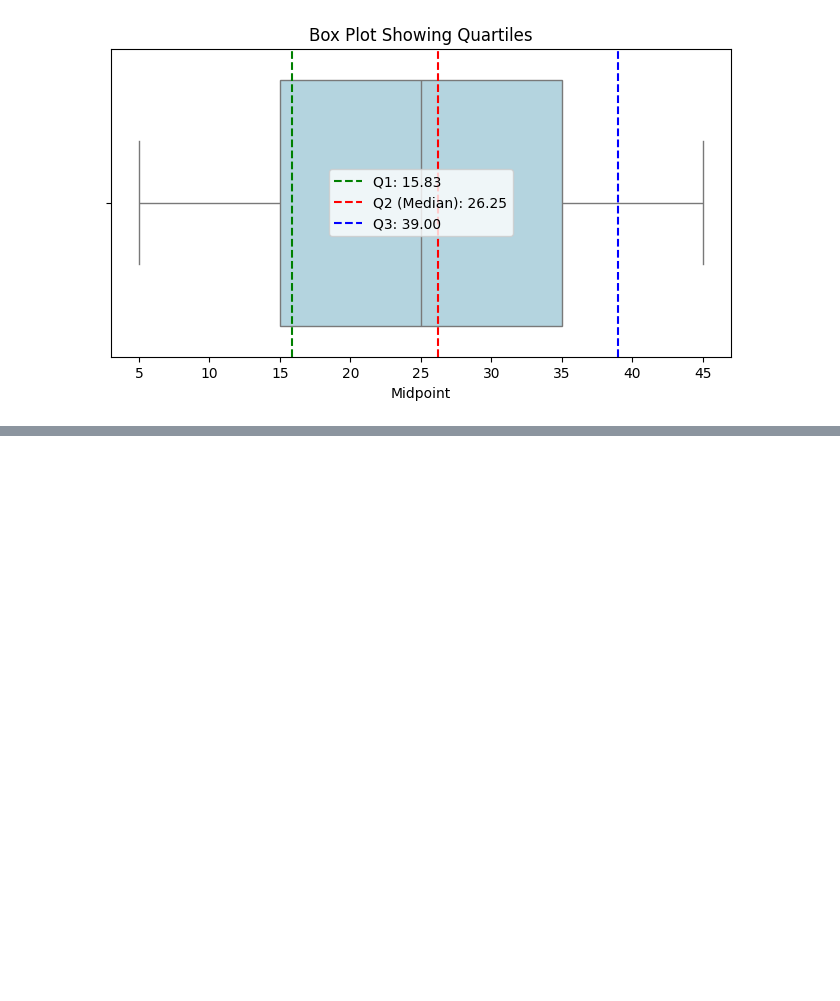
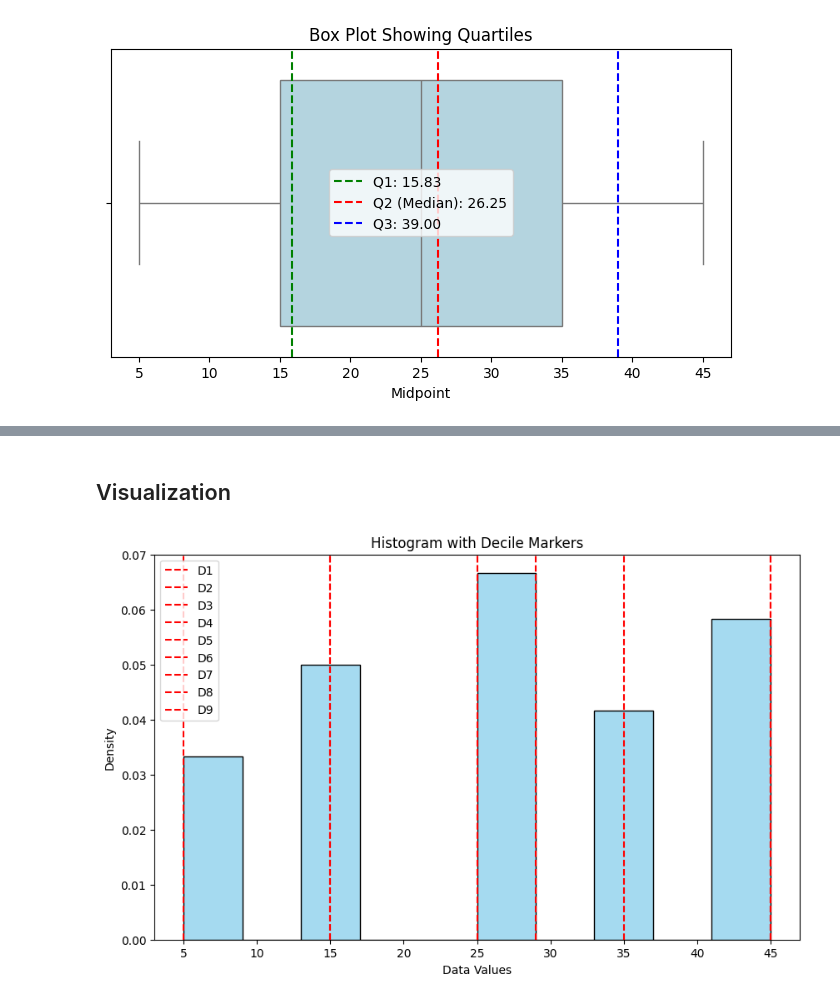
Before and after one commit to imranhasan22/handbook_imran, a Jupyter notebook: ai/Statistics.ipynb, the cells around one changed output, grey strips where cells are left out. Cells and saved outputs as stored; diff of their text form; code cells hidden in the pictures; blank space fills up the shorter version.

```diff
--- a/ai/Statistics.ipynb
+++ b/ai/Statistics.ipynb
@@ -485,0 +549,5 @@ plt.show()
+# %%
+# Regular Implementation
+data=[15, 18, 16, 20, 22, 21, 17, 19, 18, 16]
+percentile_50 = np.percentile(data, 50)
+print(f"50th percentile (median) is: {percentile_50}")
@@ -485,0 +690,10 @@ plt.show()
+# %%
+# Pandas Implementation
+def ungrouped_deciles(data_series):
+    sorted_data = data_series.sort_values().reset_index(drop=True)
+    deciles = [sorted_data.quantile(i*0.1) for i in range(1, 10)]
+    return deciles
+
+deciles = ungrouped_deciles(data_series)
+for i, decile in enumerate(deciles, start=1):
+    print(f"D{i} (Decile {i}): {decile}")
@@ -485,0 +763,14 @@ plt.show()
+# %%
+# Pandas Implementation
+# Repeat the midpoints based on the frequencies (to simulate raw data)
+expanded_data = np.repeat(df['Midpoint'], df['Frequency'])
+
+# Convert to a pandas Series
+expanded_series = pd.Series(expanded_data)
+
+# Use Pandas quantile to calculate deciles
+deciles = expanded_series.quantile([i/10 for i in range(1, 10)])
+
+# Display the calculated deciles
+for i, decile in enumerate(deciles, start=1):
+    print(f"D{i} (Decile {i}): {decile}")
@@ -485,0 +787,19 @@ plt.show()
+# %% [markdown]
+## Visualization
+# %%
+# Visualizing with Histogram and Decile Markers
+plt.figure(figsize=(10,6))
+sns.histplot(expanded_series, bins=10, kde=False, color='skyblue', stat='density')
+
+# Mark the deciles on the histogram
+for decile in deciles:
+    plt.axvline(x=decile, color='red', linestyle='--', label=f'Decile at {decile:.2f}')
+
+plt.title('Histogram with Decile Markers')
+plt.xlabel('Data Values')
+plt.ylabel('Density')
+
+plt.legend([f"D{i+1}" for i in range(9)])
+plt.show()
+# %% [output]
+[figure, added]
```
Also changed, not shown: parts of 25 cells of this notebook.
